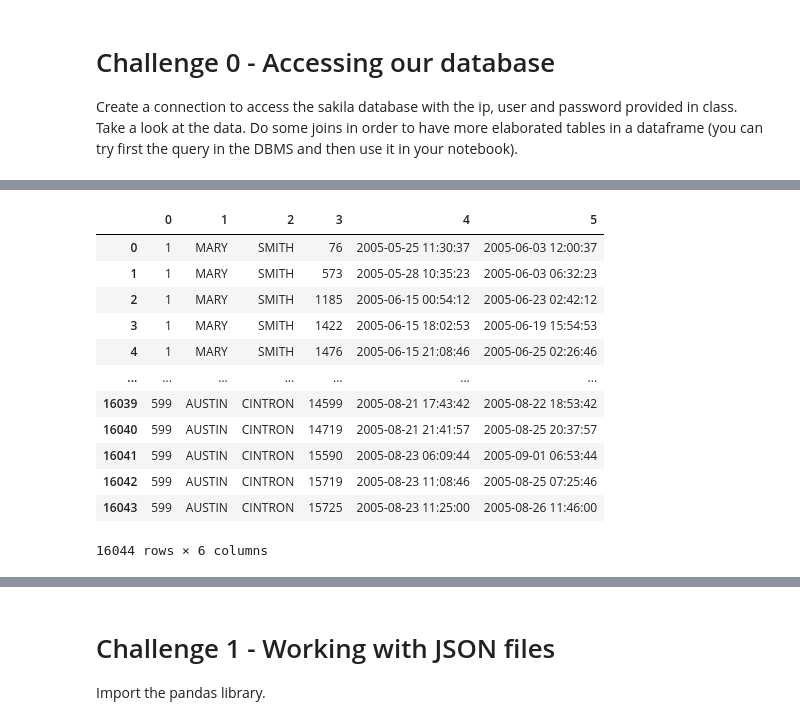
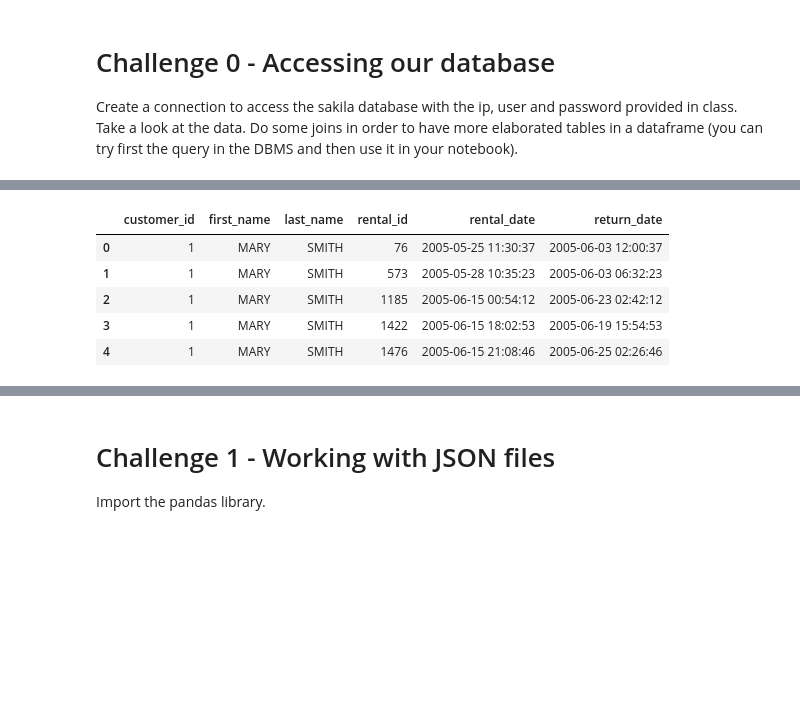
Before and after one commit to ta-data-lis/lab-import-export, a Jupyter notebook: your-code/main.ipynb, the cells around one changed output, grey strips where cells are left out. Drawn from its saved outputs; the diff is of its cells as text; code cells hidden in the pictures; blank space fills up the shorter version.

```diff
--- a/your-code/main.ipynb
+++ b/your-code/main.ipynb
@@ -98,17 +57,10 @@ q_result
-# %%
-customers_rentals = pd.DataFrame(q_result)
-customers_rentals
-# %% [output]
-|  | 0 | 1 | 2 | 3 | 4 | 5 |
-| 0 | 1 | MARY | SMITH | 76 | 2005-05-25 11:30:37 | 2005-06-03 12:00:37 |
-| 1 | 1 | MARY | SMITH | 573 | 2005-05-28 10:35:23 | 2005-06-03 06:32:23 |
-| 2 | 1 | MARY | SMITH | 1185 | 2005-06-15 00:54:12 | 2005-06-23 02:42:12 |
-| 3 | 1 | MARY | SMITH | 1422 | 2005-06-15 18:02:53 | 2005-06-19 15:54:53 |
-| 4 | 1 | MARY | SMITH | 1476 | 2005-06-15 21:08:46 | 2005-06-25 02:26:46 |
-| ... | ... | ... | ... | ... | ... | ... |
-| 16039 | 599 | AUSTIN | CINTRON | 14599 | 2005-08-21 17:43:42 | 2005-08-22 18:53:42 |
-| 16040 | 599 | AUSTIN | CINTRON | 14719 | 2005-08-21 21:41:57 | 2005-08-25 20:37:57 |
-| 16041 | 599 | AUSTIN | CINTRON | 15590 | 2005-08-23 06:09:44 | 2005-09-01 06:53:44 |
-| 16042 | 599 | AUSTIN | CINTRON | 15719 | 2005-08-23 11:08:46 | 2005-08-25 07:25:46 |
-| 16043 | 599 | AUSTIN | CINTRON | 15725 | 2005-08-23 11:25:00 | 2005-08-26 11:46:00 |
-16044 rows × 6 columns
+# %%
+customers_rentals = pd.DataFrame(result, columns = [header[0] for header in cursor.description])
+customers_rentals.head()
+# %% [output]
+|  | customer_id | first_name | last_name | rental_id | rental_date | return_date |
+| 0 | 1 | MARY | SMITH | 76 | 2005-05-25 11:30:37 | 2005-06-03 12:00:37 |
+| 1 | 1 | MARY | SMITH | 573 | 2005-05-28 10:35:23 | 2005-06-03 06:32:23 |
+| 2 | 1 | MARY | SMITH | 1185 | 2005-06-15 00:54:12 | 2005-06-23 02:42:12 |
+| 3 | 1 | MARY | SMITH | 1422 | 2005-06-15 18:02:53 | 2005-06-19 15:54:53 |
+| 4 | 1 | MARY | SMITH | 1476 | 2005-06-15 21:08:46 | 2005-06-25 02:26:46 |
```
Also changed, not shown: parts of 35 cells of this notebook, 3 other files.
